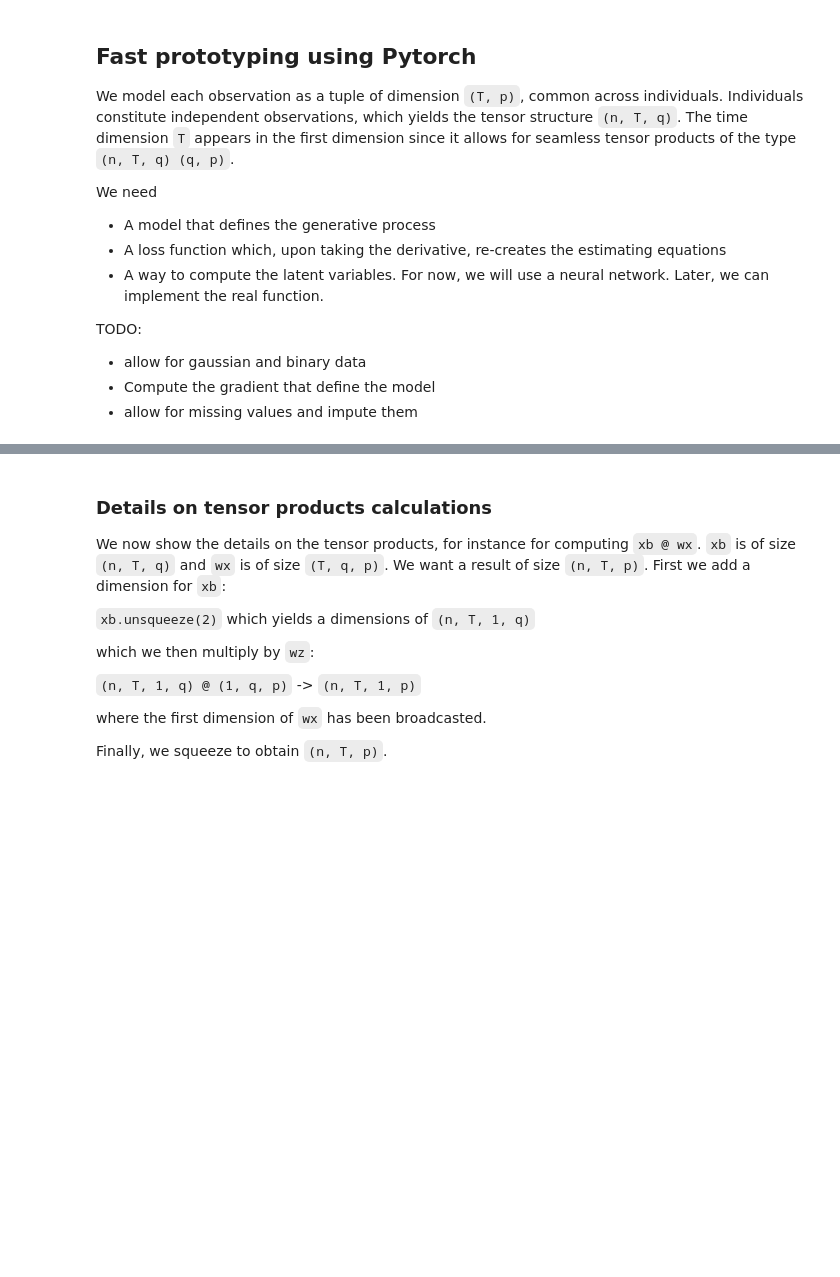
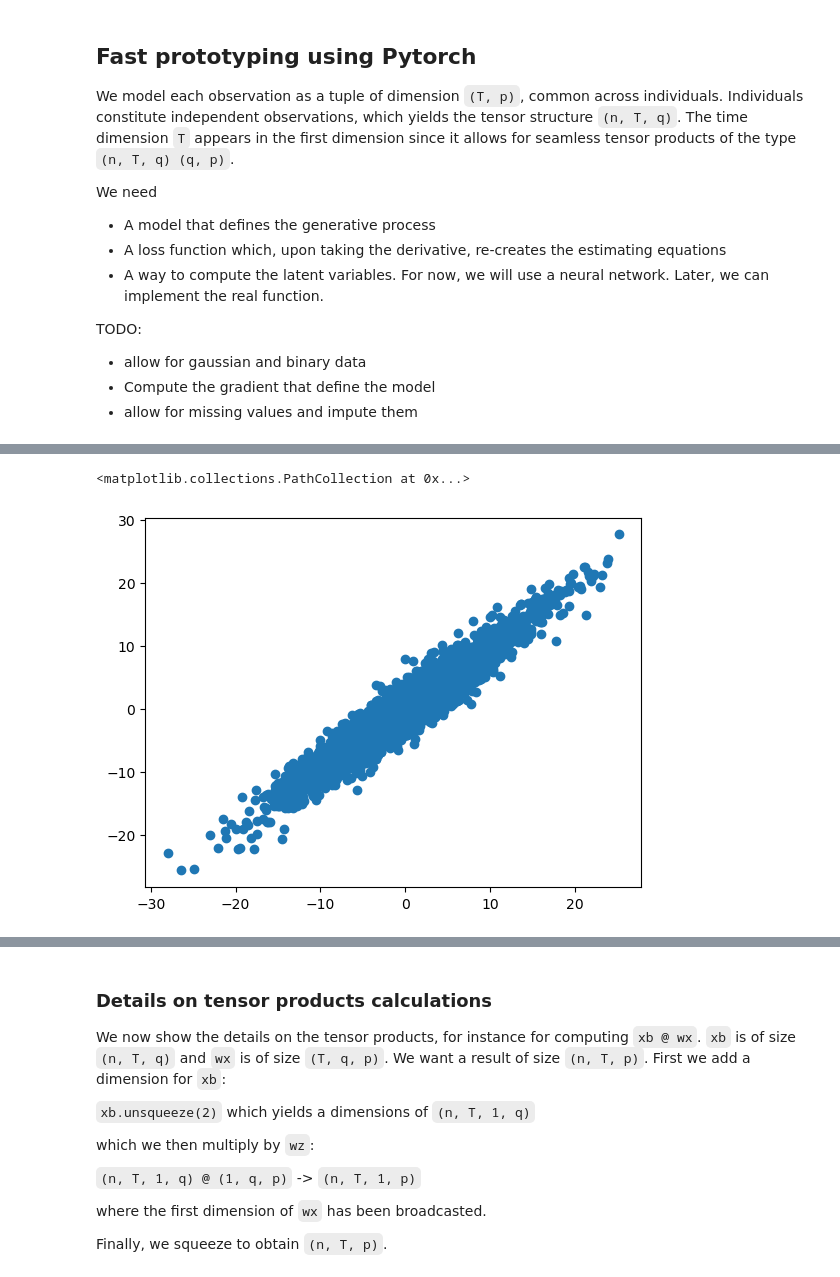
Before and after one commit to wiwh/gllvmprime, a Jupyter notebook: code/longitudinal.ipynb, the cells around one changed output, grey strips where cells are left out. Drawn from its saved outputs; the diff is of its cells as text; code cells hidden in the pictures; blank space fills up the shorter version.

```diff
--- a/code/longitudinal.ipynb
+++ b/code/longitudinal.ipynb
@@ -214,0 +184,5 @@ plt.show()
+# %%
+gl_true = GLLVM_longitudinal()
+dat_true = gl_true.sample(n)
+
+gl = GLLVM_longitudinal()
@@ -214,0 +277,9 @@ plt.show()
+# %%
+with torch.no_grad():
+    zhat, uhat = gl.encoder(dat_true["x"], dat_true["y"])
+    yhat = gl.decoder(dat_true["x"], zhat, uhat)
+
+plt.scatter(dat_true["y"], yhat)
+# %% [output]
+<matplotlib.collections.PathCollection at 0x...>
+[figure, added]
```
Also changed, not shown: parts of 12 cells of this notebook.
